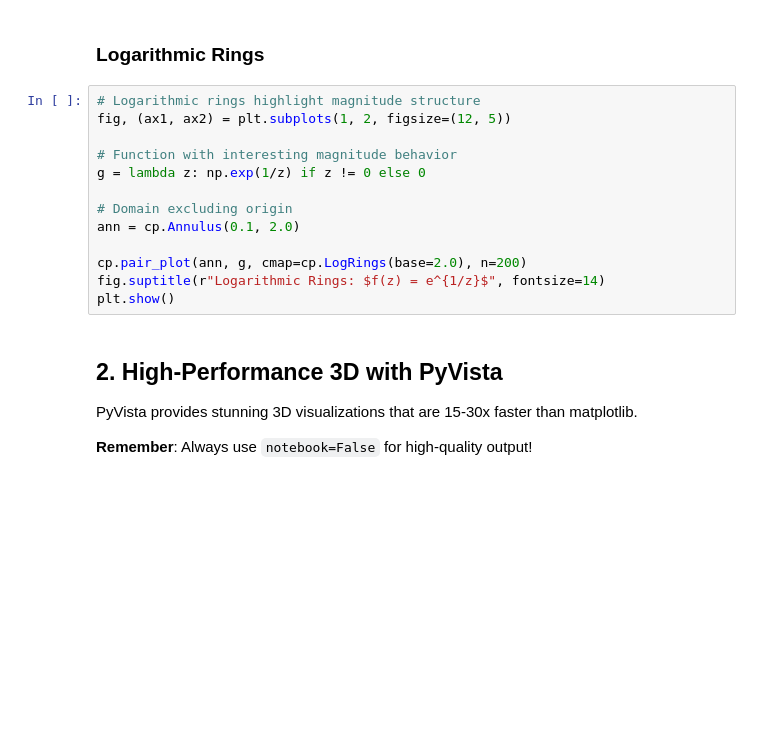
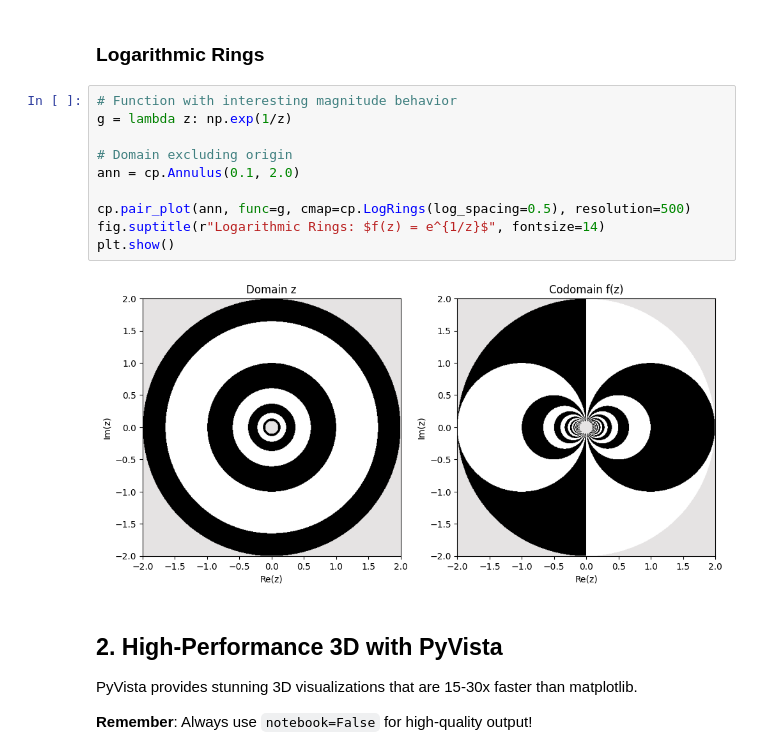
Before and after one commit to kuvychko/complexplorer, a Jupyter notebook: examples/advanced_features.ipynb, the cells around one changed output. Saved outputs shown, nothing was run; the diff lists cells and outputs as text; blank space fills up the shorter version.

```diff
--- a/examples/advanced_features.ipynb
+++ b/examples/advanced_features.ipynb
@@ -78,18 +84,17 @@ plt.show()
 # %% [markdown]
 ### Logarithmic Rings
 # %%
-# Logarithmic rings highlight magnitude structure
-fig, (ax1, ax2) = plt.subplots(1, 2, figsize=(12, 5))
-
 # Function with interesting magnitude behavior
-g = lambda z: np.exp(1/z) if z != 0 else 0
+g = lambda z: np.exp(1/z)
 
 # Domain excluding origin
 ann = cp.Annulus(0.1, 2.0)
 
-cp.pair_plot(ann, g, cmap=cp.LogRings(base=2.0), n=200)
+cp.pair_plot(ann, func=g, cmap=cp.LogRings(log_spacing=0.5), resolution=500)
 fig.suptitle(r"Logarithmic Rings: $f(z) = e^{1/z}$", fontsize=14)
 plt.show()
+# %% [output]
+[figure, added]
 # %% [markdown]
 ## 2. High-Performance 3D with PyVista
 
```
Also changed, not shown: parts of 16 cells of this notebook, 7 other files.
